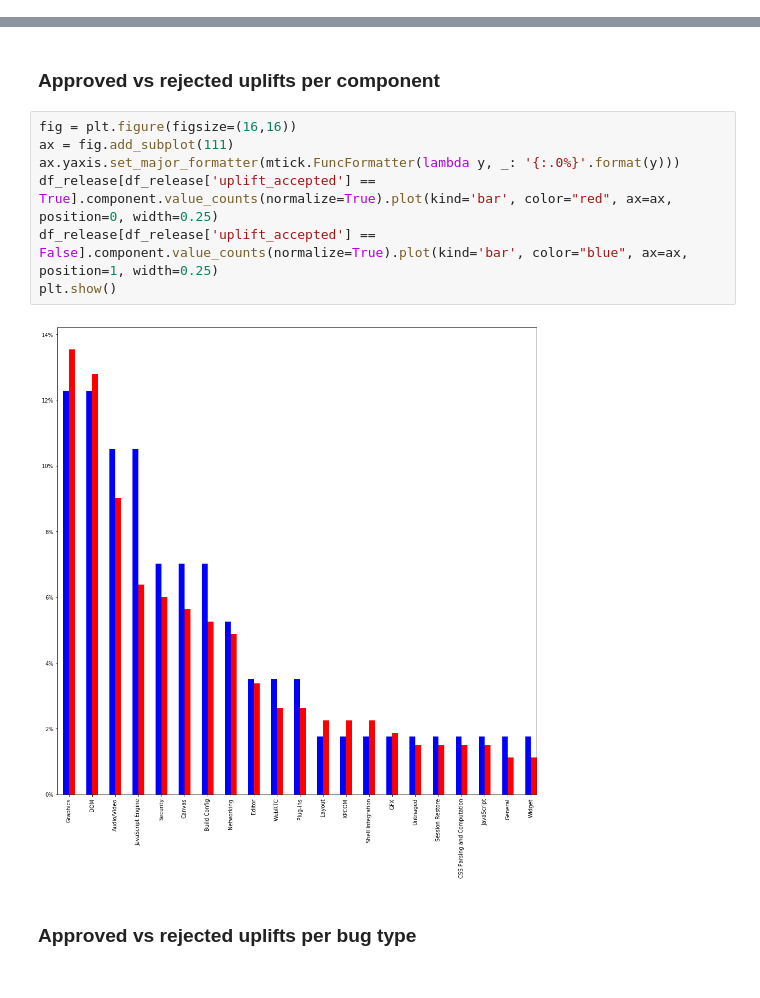
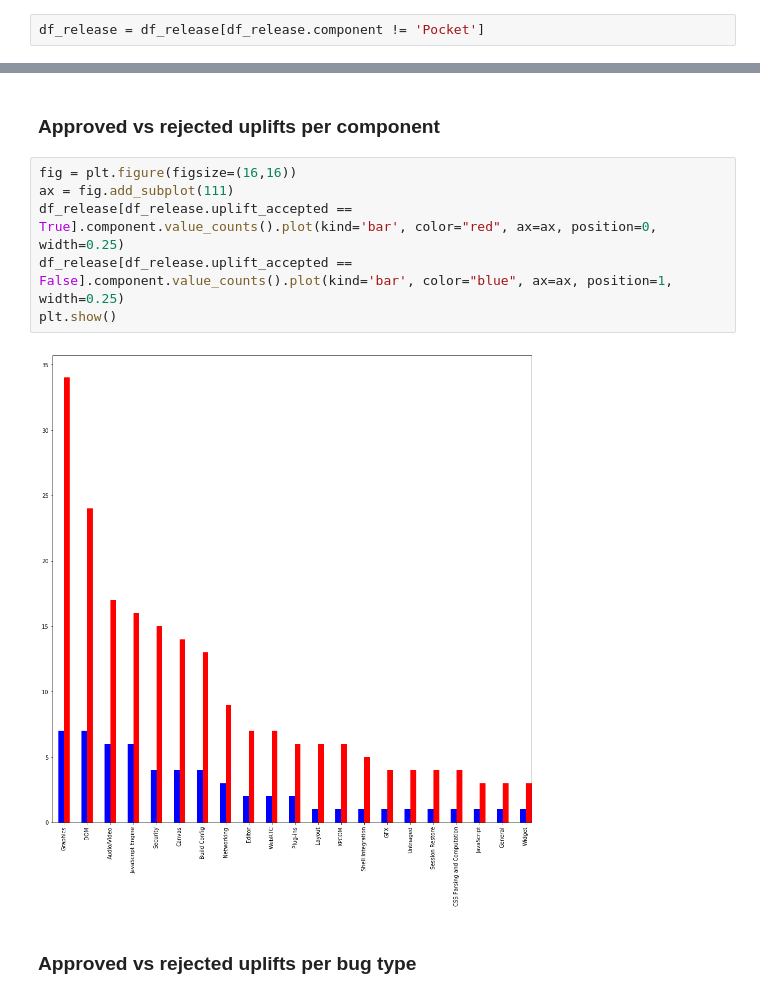
Before and after one commit to marco-c/uplift-analysis, a Jupyter notebook: plots/approved vs rejected uplifts.ipynb, the cells around one changed output, grey strips where cells are left out. Drawn from its saved outputs; the diff is of its cells as text.

Commit message:
Update plots

```diff
--- a/plots/approved vs rejected uplifts.ipynb
+++ b/plots/approved vs rejected uplifts.ipynb
@@ -14,6 +14,8 @@ df_bug_inducing = pd.read_csv('../independent_metrics/bug_inducing.csv', index_c
 df_release = pd.merge(df_basic_release, df_bug_inducing, left_index=True, right_index=True)
 df_beta = pd.merge(df_basic_beta, df_bug_inducing, left_index=True, right_index=True)
 df_aurora = pd.merge(df_basic_aurora, df_bug_inducing, left_index=True, right_index=True)
+# %%
+df_release = df_release[df_release.component != 'Pocket']
 # %%
 df_release.shape
 # %% [output]
@@ -77,12 +109,11 @@ plt.show()
 # %%
 fig = plt.figure(figsize=(16,16))
 ax = fig.add_subplot(111)
-ax.yaxis.set_major_formatter(mtick.FuncFormatter(lambda y, _: '{:.0%}'.format(y)))
-df_release[df_release['uplift_accepted'] == True].component.value_counts(normalize=True).plot(kind='bar', color="red", ax=ax, position=0, width=0.25)
-df_release[df_release['uplift_accepted'] == False].component.value_counts(normalize=True).plot(kind='bar', color="blue", ax=ax, position=1, width=0.25)
+df_release[df_release.uplift_accepted == True].component.value_counts().plot(kind='bar', color="red", ax=ax, position=0, width=0.25)
+df_release[df_release.uplift_accepted == False].component.value_counts().plot(kind='bar', color="blue", ax=ax, position=1, width=0.25)
 plt.show()
 # %% [output]
-[figure, old version]
+[figure, new version]
 # %% [markdown]
 ### Approved vs rejected uplifts per bug type
 # %%
```
Also changed, not shown: parts of 13 cells of this notebook, 1 other file.
